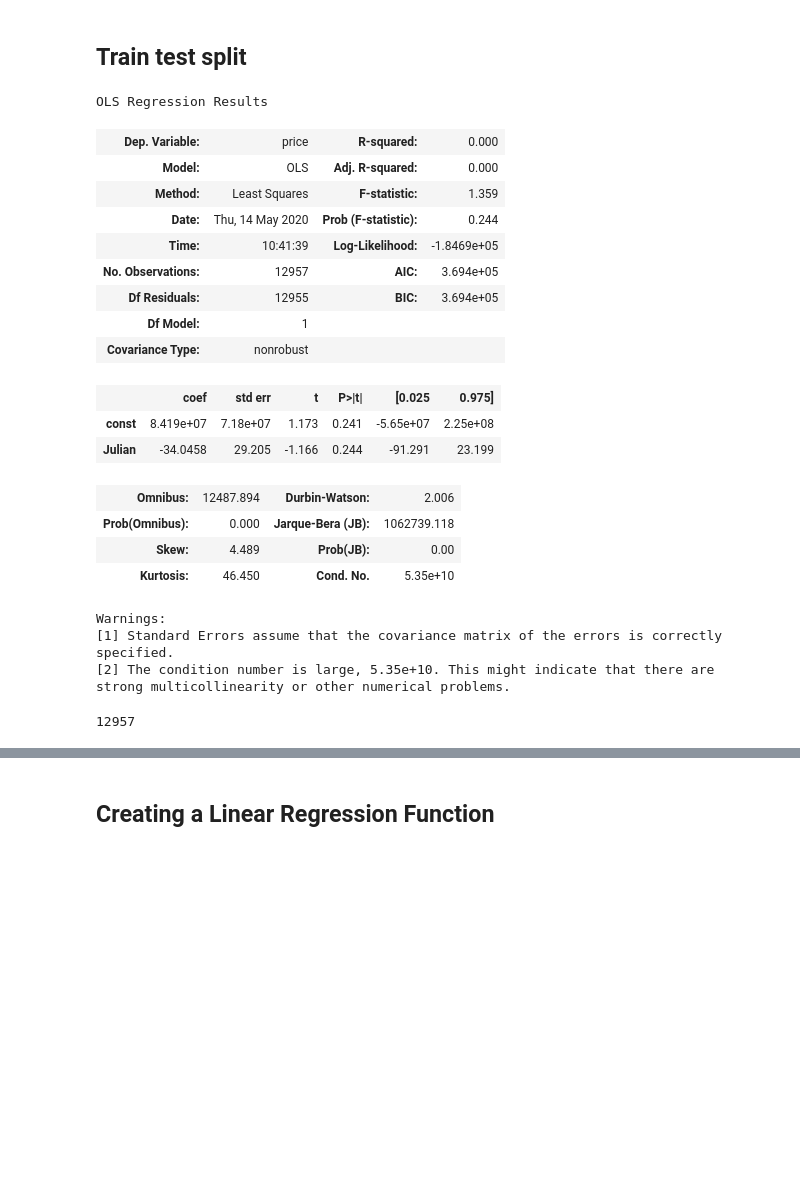
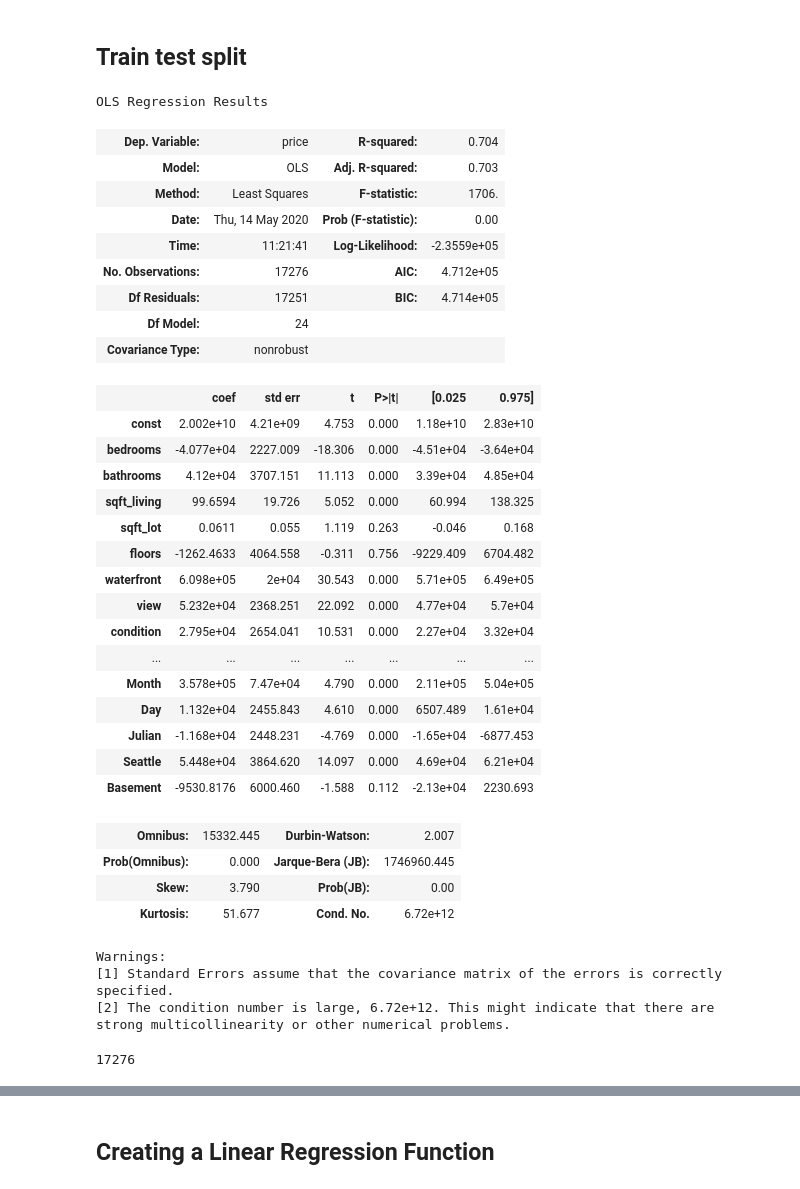
Before and after one commit to aradaha/dsc-mod-2-project-v2-1-onl01-dtsc-ft-030220, a Jupyter notebook: student.ipynb, the cells around one changed output, grey strips where cells are left out. Saved outputs shown, nothing was run; the diff lists cells and outputs as text; code cells hidden in the pictures; blank space fills up the shorter version.

```diff
--- a/student.ipynb
+++ b/student.ipynb
@@ -371,36 +372,50 @@ for col in df[cols]:
 # %% [markdown]
 ## Train test split
 # %%
+X = df.drop('price', axis=1)
 y = df['price']
 X_train, X_test, y_train, y_test = train_test_split(X, y, test_size=0.2, random_state=0)
 x_train = sm.add_constant(X_train)
 X_test = sm.add_constant(X_test)
 model_fit = sm.OLS(y_train, x_train).fit()
 results_df = pd.concat([x_train, y_train], axis=1)
 model_fit.summary()
 # %% [output]
 OLS Regression Results
-| Dep. Variable: | price | R-squared: | 0.000 |
-| Model: | OLS | Adj. R-squared: | 0.000 |
-| Method: | Least Squares | F-statistic: | 1.359 |
-| Date: | Thu, 14 May 2020 | Prob (F-statistic): | 0.244 |
-| Time: | 10:41:39 | Log-Likelihood: | -1.8469e+05 |
-| No. Observations: | 12957 | AIC: | 3.694e+05 |
-| Df Residuals: | 12955 | BIC: | 3.694e+05 |
-| Df Model: | 1 |  |  |
+| Dep. Variable: | price | R-squared: | 0.704 |
+| Model: | OLS | Adj. R-squared: | 0.703 |
+| Method: | Least Squares | F-statistic: | 1706. |
+| Date: | Thu, 14 May 2020 | Prob (F-statistic): | 0.00 |
+| Time: | 11:21:41 | Log-Likelihood: | -2.3559e+05 |
+| No. Observations: | 17276 | AIC: | 4.712e+05 |
+| Df Residuals: | 17251 | BIC: | 4.714e+05 |
+| Df Model: | 24 |  |  |
 | Covariance Type: | nonrobust |  |  |
 |  | coef | std err | t | P>|t| | [0.025 | 0.975] |
-| const | 8.419e+07 | 7.18e+07 | 1.173 | 0.241 | -5.65e+07 | 2.25e+08 |
-| Julian | -34.0458 | 29.205 | -1.166 | 0.244 | -91.291 | 23.199 |
+| const | 2.002e+10 | 4.21e+09 | 4.753 | 0.000 | 1.18e+10 | 2.83e+10 |
+| bedrooms | -4.077e+04 | 2227.009 | -18.306 | 0.000 | -4.51e+04 | -3.64e+04 |
+| bathrooms | 4.12e+04 | 3707.151 | 11.113 | 0.000 | 3.39e+04 | 4.85e+04 |
+| sqft_living | 99.6594 | 19.726 | 5.052 | 0.000 | 60.994 | 138.325 |
+| sqft_lot | 0.0611 | 0.055 | 1.119 | 0.263 | -0.046 | 0.168 |
+| floors | -1262.4633 | 4064.558 | -0.311 | 0.756 | -9229.409 | 6704.482 |
+| waterfront | 6.098e+05 | 2e+04 | 30.543 | 0.000 | 5.71e+05 | 6.49e+05 |
+| view | 5.232e+04 | 2368.251 | 22.092 | 0.000 | 4.77e+04 | 5.7e+04 |
+| condition | 2.795e+04 | 2654.041 | 10.531 | 0.000 | 2.27e+04 | 3.32e+04 |
+| ... | ... | ... | ... | ... | ... | ... |
+| Month | 3.578e+05 | 7.47e+04 | 4.790 | 0.000 | 2.11e+05 | 5.04e+05 |
+| Day | 1.132e+04 | 2455.843 | 4.610 | 0.000 | 6507.489 | 1.61e+04 |
+| Julian | -1.168e+04 | 2448.231 | -4.769 | 0.000 | -1.65e+04 | -6877.453 |
+| Seattle | 5.448e+04 | 3864.620 | 14.097 | 0.000 | 4.69e+04 | 6.21e+04 |
+| Basement | -9530.8176 | 6000.460 | -1.588 | 0.112 | -2.13e+04 | 2230.693 |
-| Omnibus: | 12487.894 | Durbin-Watson: | 2.006 |
-| Prob(Omnibus): | 0.000 | Jarque-Bera (JB): | 1062739.118 |
-| Skew: | 4.489 | Prob(JB): | 0.00 |
-| Kurtosis: | 46.450 | Cond. No. | 5.35e+10 |
+| Omnibus: | 15332.445 | Durbin-Watson: | 2.007 |
+| Prob(Omnibus): | 0.000 | Jarque-Bera (JB): | 1746960.445 |
+| Skew: | 3.790 | Prob(JB): | 0.00 |
+| Kurtosis: | 51.677 | Cond. No. | 6.72e+12 |
 Warnings:
 [1] Standard Errors assume that the covariance matrix of the errors is correctly specified.
-[2] The condition number is large, 5.35e+10. This might indicate that there are
+[2] The condition number is large, 6.72e+12. This might indicate that there are
 strong multicollinearity or other numerical problems.
 # %%
 len(X_train)
 # %% [output]
-12957
+17276
```
Also changed, not shown: parts of 12 cells of this notebook.
